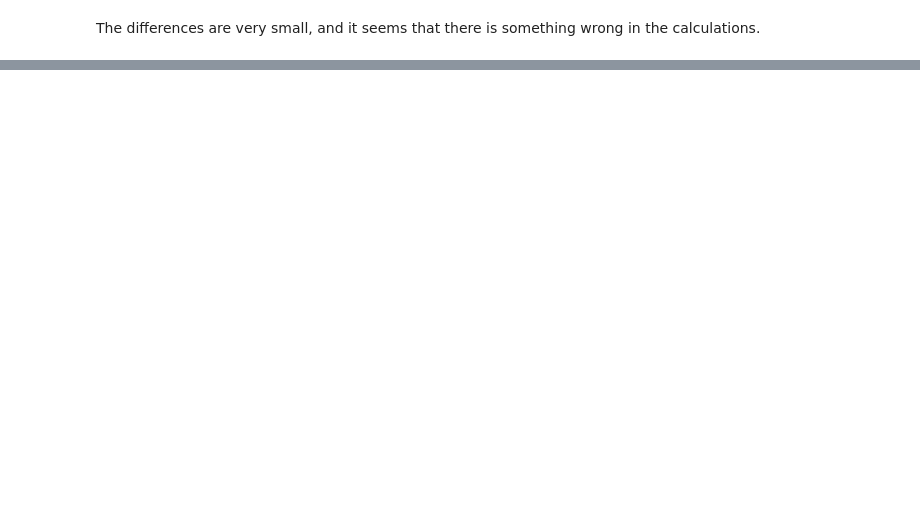
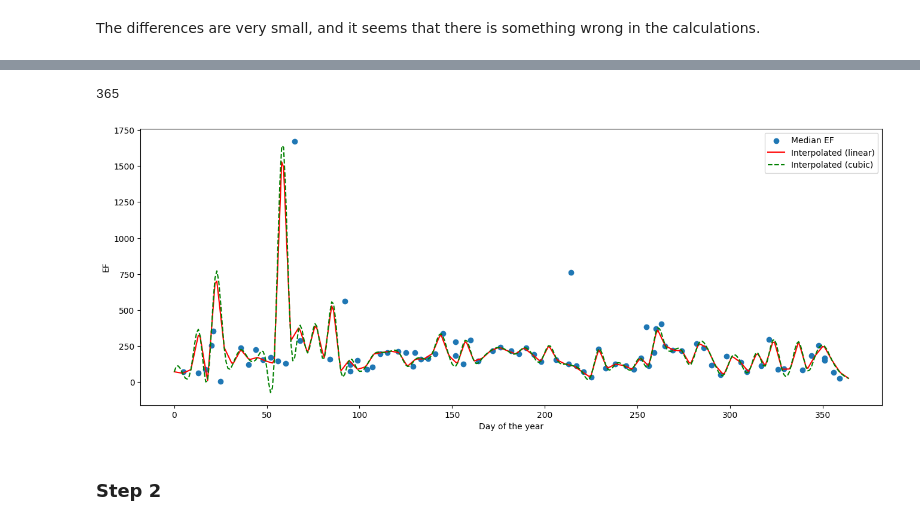
Before and after one commit to ramipiik/Data-Science-Project, a Jupyter notebook: Baseline.ipynb, the cells around one changed output, grey strips where cells are left out. Cells and saved outputs as stored; diff of their text form; code cells hidden in the pictures; blank space fills up the shorter version.

```diff
--- a/Baseline.ipynb
+++ b/Baseline.ipynb
@@ -63,0 +464,4 @@ The differences are very small, and it seems that there is something wrong in th
+# %%
+# Make a month and day of the year (e.g. 01-05) so we can group by them
+EF['month_day'] = EF['Date'].dt.strftime('%m-%d')
+EF
@@ -63,0 +484,4 @@ The differences are very small, and it seems that there is something wrong in th
+# %%
+# Group by month_day and calculate the median of the EF values
+EF_grouped = EF.groupby('month_day').median()
+EF_grouped
@@ -63,0 +503,4 @@ The differences are very small, and it seems that there is something wrong in th
+# %%
+# Add a day of the year (1-365) column to the EF_grouped data for plotting
+EF_grouped['day_of_year'] = EF_grouped['Date'].dt.dayofyear
+EF_grouped
@@ -63,0 +524,7 @@ The differences are very small, and it seems that there is something wrong in th
+# %%
+# Function to interpolate the EF values
+def interpolate_EF(EF: pd.DataFrame, kind='linear') -> np.ndarray:
+    f = interp1d(np.arange(0, len(EF)), EF, kind=kind) # kind='cubic' or 'linear'
+    xnew = np.linspace(0, len(EF) - 1, 365)
+    EF_interpolated = f(xnew)
+    return EF_interpolated
@@ -63,0 +552,19 @@ The differences are very small, and it seems that there is something wrong in th
+# %%
+# Check the length of the interpolated EF values
+len(interpolated)
+# %% [output]
+365
+# %%
+# Plot the interpolated EF values as a line whith linear and cubic interpolation using the function above
+plt.figure(figsize=(16, 6))
+plt.scatter(EF_grouped['day_of_year'], EF_grouped['EF'], label='Median EF')
+plt.plot(np.arange(0, 365), interpolate_EF(EF_grouped['EF'], kind='linear'), label='Interpolated (linear)', linestyle='-', color='red')
+plt.plot(np.arange(0, 365), interpolate_EF(EF_grouped['EF'], kind='cubic'), label='Interpolated (cubic)', linestyle='--', color='green')
+plt.xlabel('Day of the year')
+plt.ylabel('EF')
+plt.legend()
+plt.show()
+# %% [output]
+[figure, added]
+# %% [markdown]
+### Step 2
```
Also changed, not shown: parts of 57 cells of this notebook.
